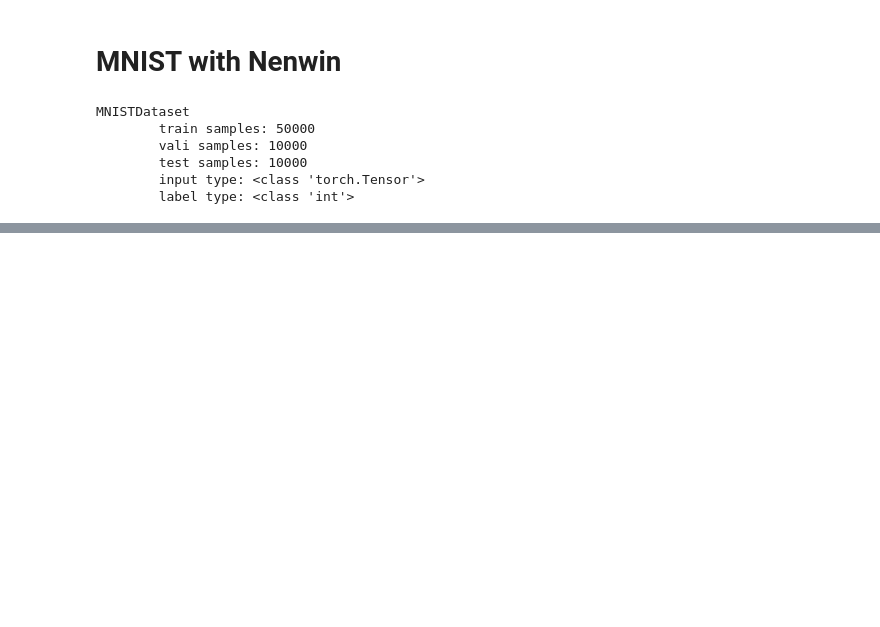
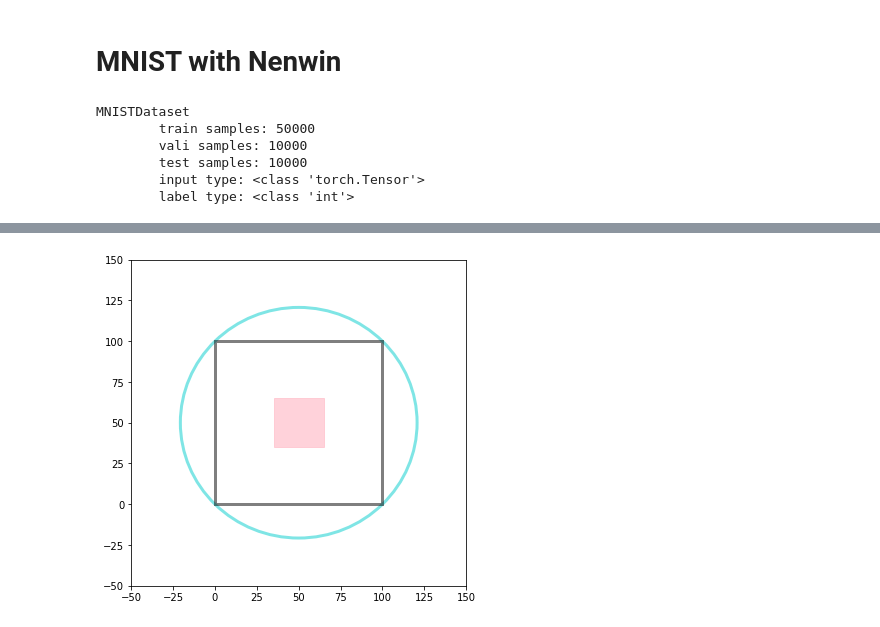
Before and after one commit to Nifrec/nenwin, a Jupyter notebook: nenwin/mnist/train_on_mnist.ipynb, the cells around one changed output, grey strips where cells are left out. Drawn from its saved outputs; the diff is of its cells as text; code cells hidden in the pictures; blank space fills up the shorter version.

```diff
--- a/nenwin/mnist/train_on_mnist.ipynb
+++ b/nenwin/mnist/train_on_mnist.ipynb
@@ -48,18 +70,48 @@ MNISTDataset
 # %%
+SQUARE_SIZE = (100, 100)
+SQUARE_LOWER_LEFT_POS = (0, 0)
+INPUT_REGION_SIZE = (30, 30)
+INPUT_REGION_LOWER_LEFT_POS = (35, 35)
+CIRCLE_RADIUS = 100 / np.sqrt(2)
+CIRCLE_CENTER = (50, 50)
+
+def plot_shapes():
+    """
+    Generate a simple plot of the square, circle and input region as defined above.
+    As a visual check if the numerical descriptions are correct.
+    """
+    fig, ax = plt.subplots(figsize=(6, 6))
+    circle = plt.Circle(CIRCLE_CENTER, CIRCLE_RADIUS, facecolor='none',
+                edgecolor=(0, 0.8, 0.8), linewidth=3, alpha=0.5)
+    ax.add_patch(circle)
+    square = plt.Rectangle(SQUARE_LOWER_LEFT_POS, *SQUARE_SIZE, facecolor='none',
+                edgecolor="black", linewidth=3, alpha=0.5)
+    ax.add_patch(square)
+    input_region = plt.Rectangle(INPUT_REGION_LOWER_LEFT_POS, *INPUT_REGION_SIZE, facecolor='pink',
+                edgecolor="pink", linewidth=1, alpha=0.7)
+    ax.add_patch(input_region)
+    ax.set_xlim((-50, 150))
+    ax.set_ylim((-50, 150))
+    plt.show()
+
 def model_of_backprob_experiment() -> NenwinModel:
-    zero = torch.tensor([0, 0], dtype=torch.float)
-    mass = 10
+    ...
+    # zero = torch.tensor([0, 0], dtype=torch.float)
+    # mass = 10
 
-    center = torch.tensor([0, 0], dtype=torch.float, requires_grad=False)
-    node_positions = [torch.tensor(pos, dtype=torch.float) for pos in ((0, 10), (10, 0), (0, -10), (-10, 0))]
-    marble_pos = torch.tensor([2, 2], dtype=torch.float)
+    # center = torch.tensor([0, 0], dtype=torch.float, requires_grad=False)
+    # node_positions = [torch.tensor(pos, dtype=torch.float) for pos in ((0, 10), (10, 0), (0, -10), (-10, 0))]
+    # marble_pos = torch.tensor([2, 2], dtype=torch.float)
 
-    nodes = [Node(pos, zero, zero, mass, NewtonianGravity(), 1, 1, 1, 1)
-        for pos in node_positions]
+    # nodes = [Node(pos, zero, zero, mass, NewtonianGravity(), 1, 1, 1, 1)
+    #     for pos in node_positions]
 
-    marble = Marble(marble_pos, zero, zero, mass, NewtonianGravity(), None)
+    # marble = Marble(marble_pos, zero, zero, mass, NewtonianGravity(), None)
 
-    return NenwinModel(nodes, (marble,))
+    # return NenwinModel(nodes, (marble,))
 
-
-trainer = create_trainer()
+plot_shapes()
+# model = model_of_backprob_experiment()
+# trainer = create_trainer()
+# %% [output]
+[figure, added]
```
Also changed, not shown: parts of 2 cells of this notebook.
